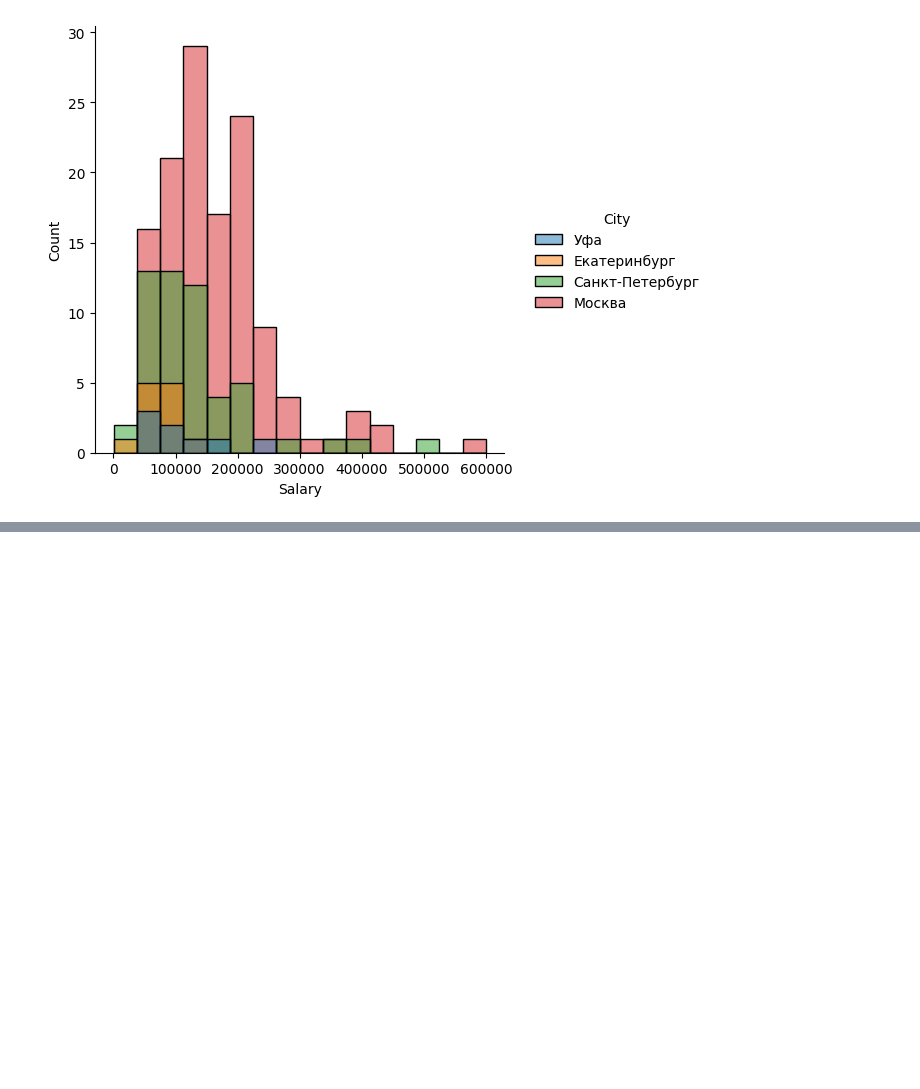
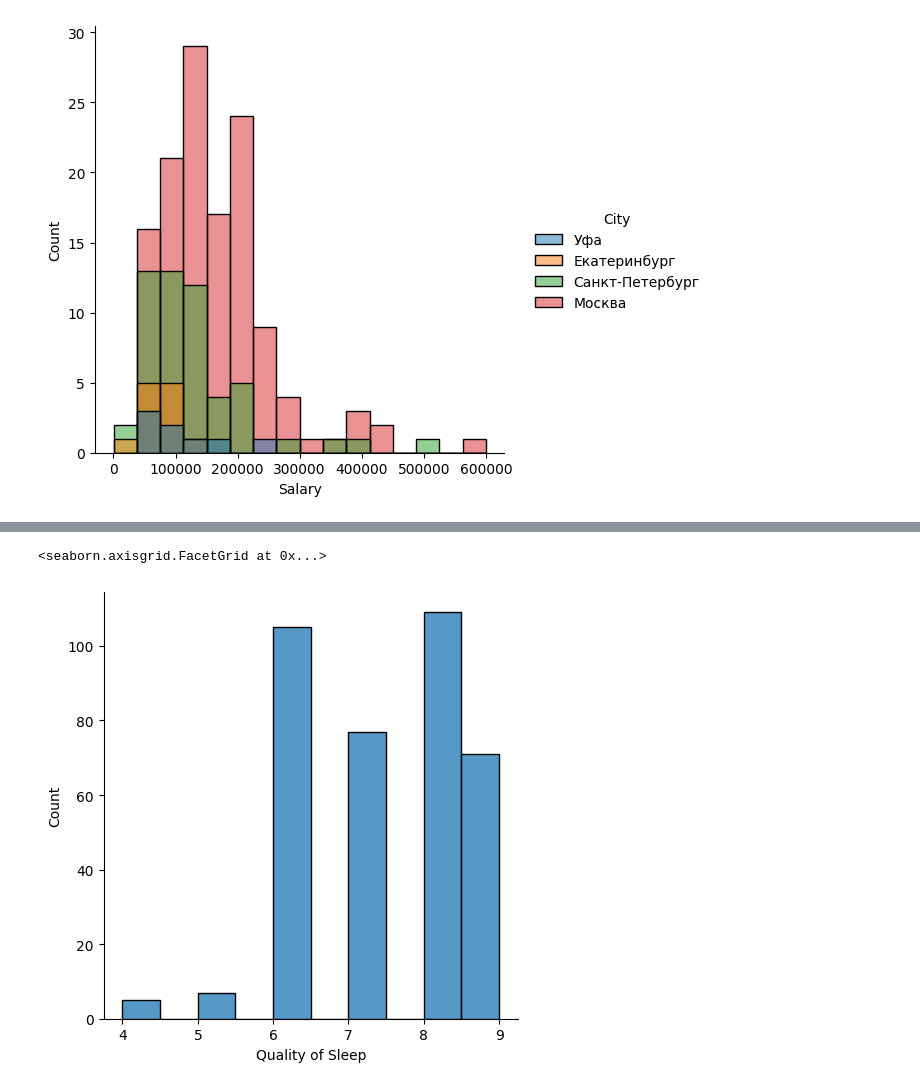
Before and after one commit to Ref-ka/career_guidance, a Jupyter notebook: creer_guidance.ipynb, the cells around one changed output, grey strips where cells are left out. Cells and saved outputs as stored; diff of their text form; code cells hidden in the pictures; blank space fills up the shorter version.

Commit message:
Add new dataset and schedules for it

```diff
--- a/creer_guidance.ipynb
+++ b/creer_guidance.ipynb
@@ -100,0 +101,3 @@ sns.catplot(city_data, x='Salary', hue='City')
+# %%
+sleep_data = pd.read_csv('/content/Sleep_health_and_lifestyle_dataset.csv')
+print(sleep_data)
@@ -100,0 +122,5 @@ sns.catplot(city_data, x='Salary', hue='City')
+# %%
+sns.displot(sleep_data, x='Quality of Sleep')
+# %% [output]
+<seaborn.axisgrid.FacetGrid at 0x...>
+[figure, added]
```
Also changed, not shown: parts of 9 cells of this notebook.
